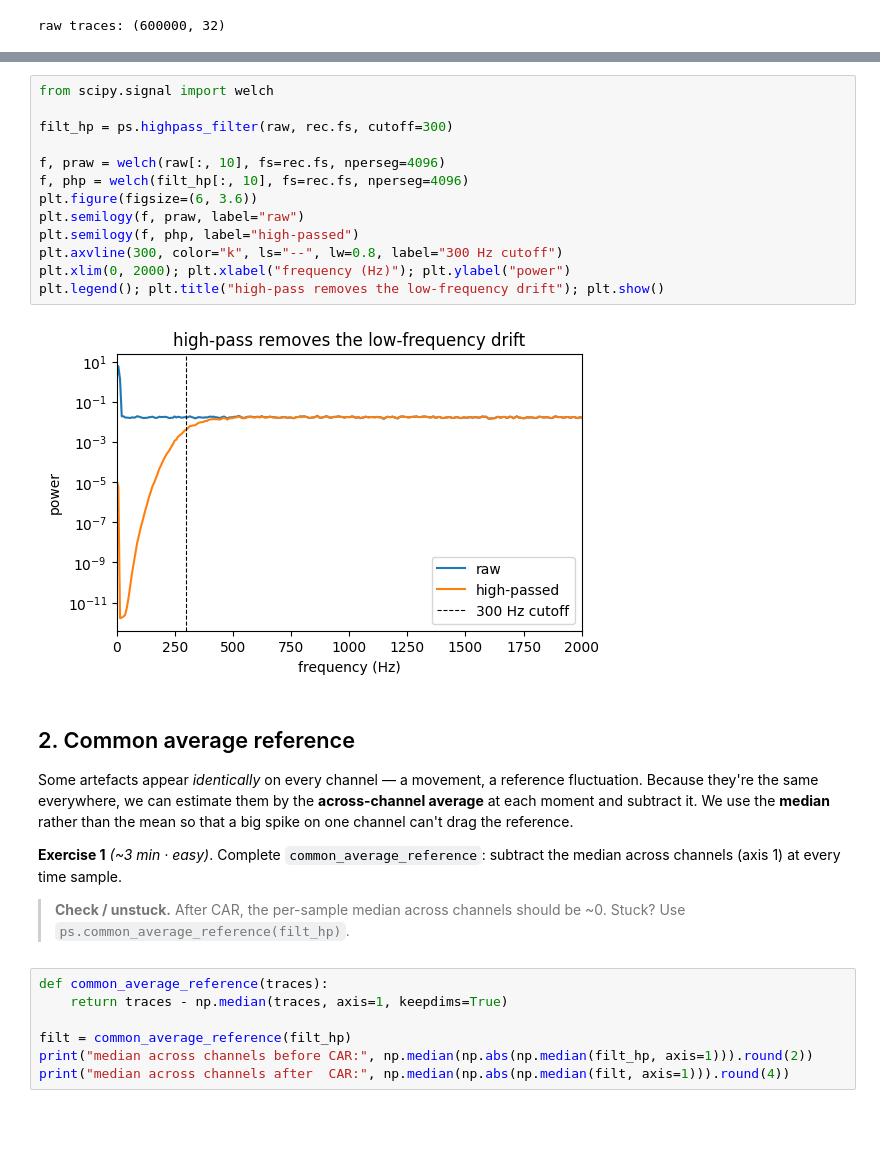
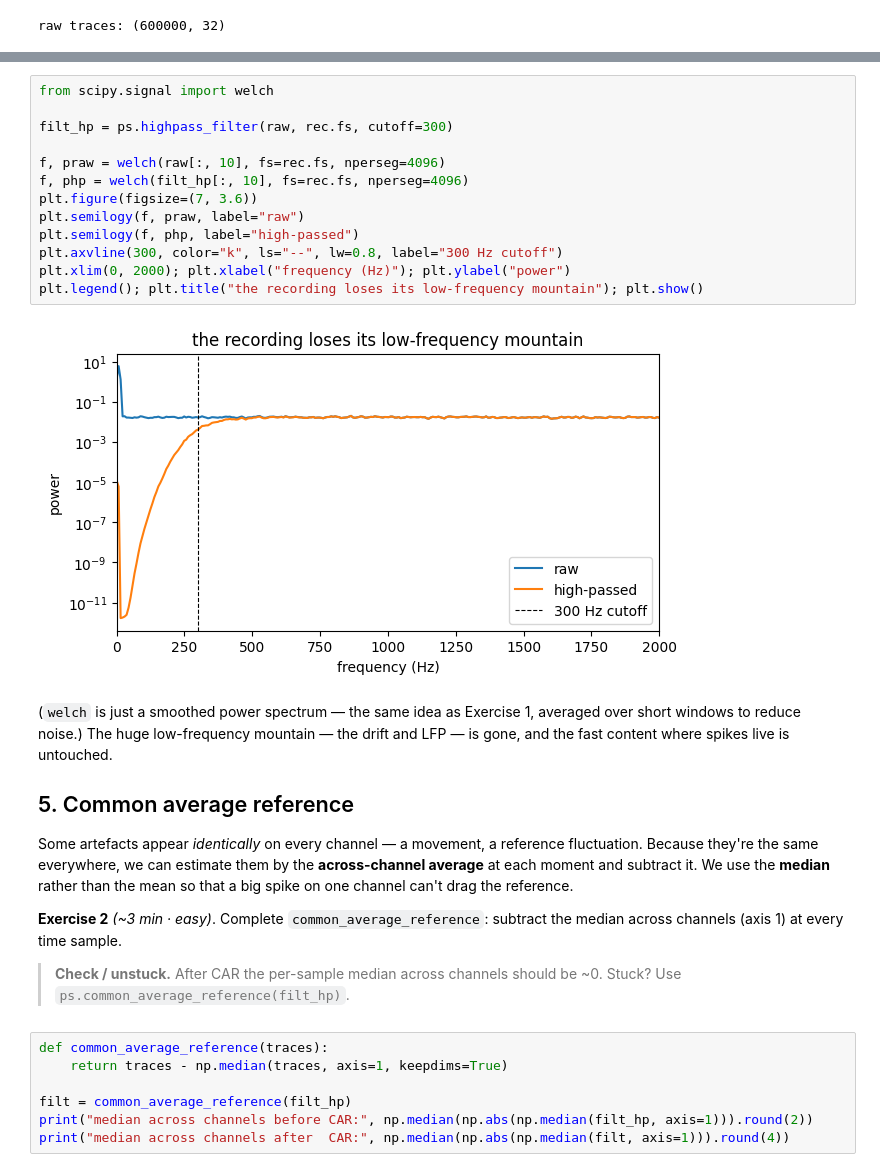
Before and after one commit to stootoon/swc-en-2026, a Jupyter notebook: ephys-pop/notebooks/02_preprocessing_solutions.ipynb, the cells around one changed output, grey strips where cells are left out. Cells and saved outputs as stored; diff of their text form; blank space fills up the shorter version.

```diff
--- a/ephys-pop/notebooks/02_preprocessing_solutions.ipynb
+++ b/ephys-pop/notebooks/02_preprocessing_solutions.ipynb
@@ -38,31 +172,35 @@ mountain disappears.
 # %%
 from scipy.signal import welch
 
 filt_hp = ps.highpass_filter(raw, rec.fs, cutoff=300)
 
 f, praw = welch(raw[:, 10], fs=rec.fs, nperseg=4096)
 f, php = welch(filt_hp[:, 10], fs=rec.fs, nperseg=4096)
-plt.figure(figsize=(6, 3.6))
+plt.figure(figsize=(7, 3.6))
 plt.semilogy(f, praw, label="raw")
 plt.semilogy(f, php, label="high-passed")
 plt.axvline(300, color="k", ls="--", lw=0.8, label="300 Hz cutoff")
 plt.xlim(0, 2000); plt.xlabel("frequency (Hz)"); plt.ylabel("power")
-plt.legend(); plt.title("high-pass removes the low-frequency drift"); plt.show()
+plt.legend(); plt.title("the recording loses its low-frequency mountain"); plt.show()
 # %% [output]
-[figure, old version]
+[figure, new version]
 # %% [markdown]
-## 2. Common average reference
+(`welch` is just a smoothed power spectrum — the same idea as Exercise 1, averaged
+over short windows to reduce noise.) The huge low-frequency mountain — the drift and
+LFP — is gone, and the fast content where spikes live is untouched.
+
+## 5. Common average reference
 
 Some artefacts appear *identically* on every channel — a movement, a reference
 fluctuation. Because they're the same everywhere, we can estimate them by the
 **across-channel average** at each moment and subtract it. We use the **median**
 rather than the mean so that a big spike on one channel can't drag the reference.
 
-**Exercise 1** *(~3 min · easy)*. Complete `common_average_reference`: subtract the median
+**Exercise 2** *(~3 min · easy)*. Complete `common_average_reference`: subtract the median
 across channels (axis 1) at every time sample.
 
-> **Check / unstuck.** After CAR, the per-sample median across channels should be
-> ~0. Stuck? Use `ps.common_average_reference(filt_hp)`.
+> **Check / unstuck.** After CAR the per-sample median across channels should be ~0.
+> Stuck? Use `ps.common_average_reference(filt_hp)`.
 # %%
 def common_average_reference(traces):
     return traces - np.median(traces, axis=1, keepdims=True)
```
Also changed, not shown: parts of 16 cells of this notebook, 2 other files.
